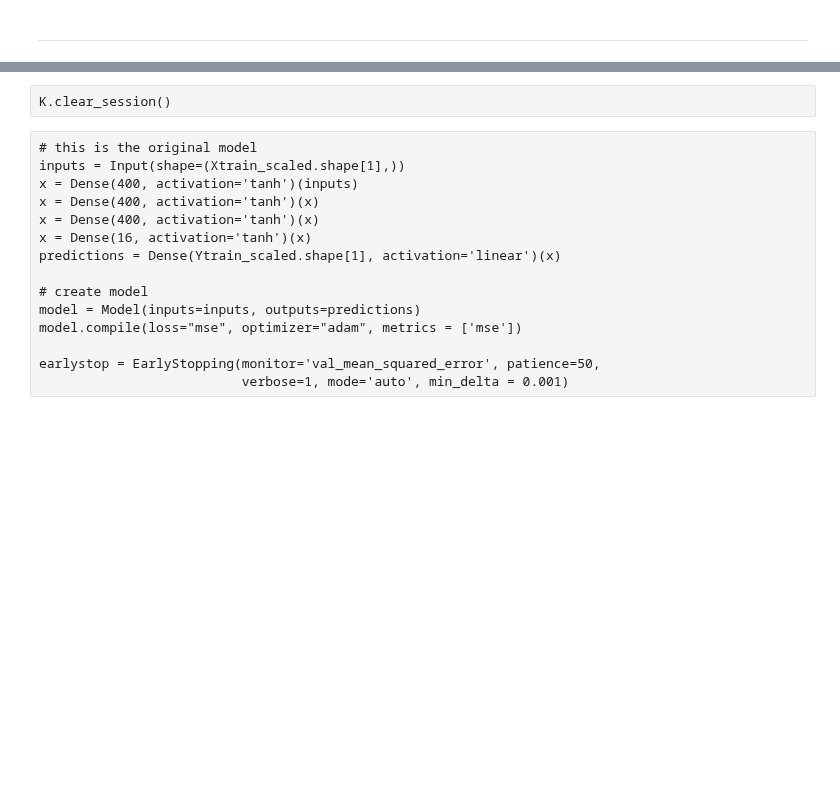
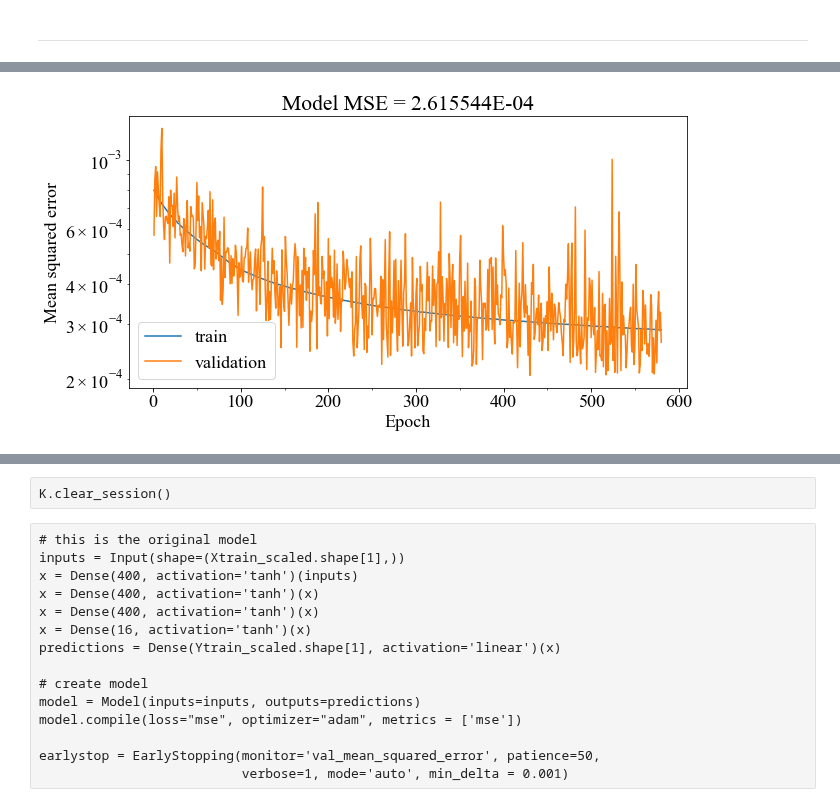
Before and after one commit to oliviatessa/MothMachineLearning, a Jupyter notebook: Underactuated/003_TrainWithPruning.ipynb, the cells around one changed output, grey strips where cells are left out. Saved outputs shown, nothing was run; the diff lists cells and outputs as text; code cells hidden in the pictures; blank space fills up the shorter version.

```diff
--- a/Underactuated/003_TrainWithPruning.ipynb
+++ b/Underactuated/003_TrainWithPruning.ipynb
@@ -241,5 +248,5 @@ def format_e(n):
     return a.split('E')[0].rstrip('0').rstrip('.') + 'E' + a.split('E')[1]
 
 
-earlystop = EarlyStopping(monitor='val_mean_squared_error', patience=15,
+earlystop = EarlyStopping(monitor='val_mean_squared_error', patience=150,
                           verbose=1, mode='auto', min_delta = 0.000001)
@@ -252,14 +263,13 @@ def plot_model_history(model_history, saveFig = False):
     axs.plot(range(1,len(model_history.history['val_mean_squared_error'])+1),
              model_history.history['val_mean_squared_error'])
     axs.set_title('Model MSE = '+ str(format_e(model_history.history['val_mean_squared_error'][-1])))
-    axs.set_ylabel('mean_squared_error')
+    axs.set_ylabel('Mean squared error')
     axs.set_xlabel('Epoch')
-    axs.set_xticks(np.arange(1,len(model_history.history['val_mean_squared_error'])+1),
-                   len(model_history.history['val_mean_squared_error'])/10)
-    axs.legend(['train', 'val'], loc='best')
+    axs.set_xticks(np.arange(0,len(model_history.history['val_mean_squared_error']), 50), 50)
+    axs.legend(['train', 'validation'], loc='best')
     plt.yscale('log') #logarithmic scale for y axis
     if saveFig:
-        fig.savefig(os.path.join(figDir, "ModelTraining_" + modelName + ".png"), dpi = 120, bbox_inches='tight')
+        fig.savefig(os.path.join(figDir, "ModelTraining_" + modelName + ".pdf"), dpi = 500, bbox_inches='tight')
 
     plt.show()
 
@@ -276,7 +286,7 @@ def plot_model_history_fromDict(model_history_dictionary, saveFig = False):
     axs.set_xlabel('Epoch')
     axs.set_xticks(np.arange(1,len(model_history_dictionary['val_mean_squared_error'])+1),
                    len(model_history_dictionary['val_mean_squared_error'])/10)
-    axs.legend(['train', 'val'], loc='best')
+    axs.legend(['train', 'validation'], loc='best')
     plt.yscale('log') #logarithmic scale for y axis
     if saveFig:
         fig.savefig(os.path.join(figDir, "ModelTraining_" + modelName + "_pruned.png"), dpi = 120, bbox_inches='tight')
@@ -337,3 +347,9 @@ pickle.dump(scalerY, open(os.path.join(dataOutput, scalerfileY), 'wb'))
 # start training
 historyDict = {"mean_squared_error": [],
                "val_mean_squared_error": []}
+# %%
+# train without pruning
+history = model.fit(Xtrain_scaled, Ytrain_scaled,
+                    validation_data=(Xval_scaled, Yval_scaled),
+                    callbacks = [earlystop],
+                    verbose = 2, batch_size=2**12, epochs = 1000)
@@ -339,0 +378,5 @@ historyDict = {"mean_squared_error": [],
+# %%
+plt.rcParams.update({'font.size': 18})
+plot_model_history(history, saveFig=True)
+# %% [output]
+[figure, added]
```
Also changed, not shown: parts of 34 cells of this notebook, 3 other files.
